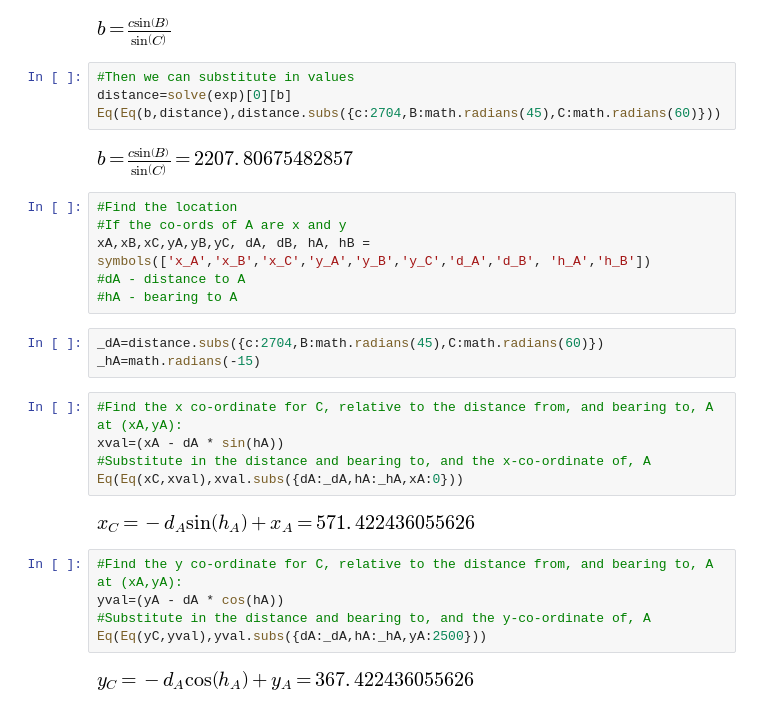
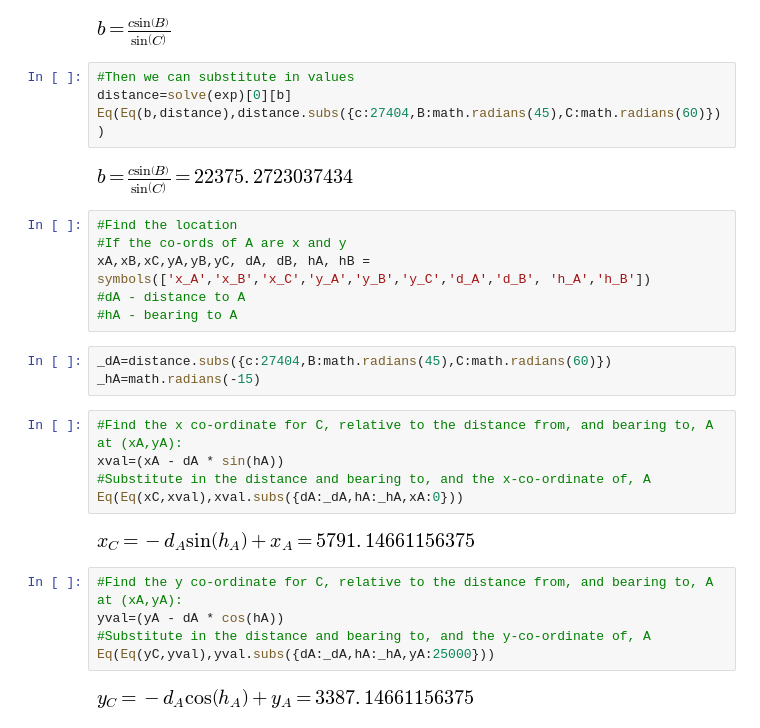
Before and after one commit to psychemedia/OU-TM11N, a Jupyter notebook: triangulation.ipynb, the cells around one changed output. Saved outputs shown, nothing was run; the diff lists cells and outputs as text.

```diff
--- a/triangulation.ipynb
+++ b/triangulation.ipynb
@@ -168,9 +175,9 @@ Eq(b,solve(exp)[0][b])
 # %%
 #Then we can substitute in values
 distance=solve(exp)[0][b]
-Eq(Eq(b,distance),distance.subs({c:2704,B:math.radians(45),C:math.radians(60)}))
+Eq(Eq(b,distance),distance.subs({c:27404,B:math.radians(45),C:math.radians(60)}))
 # %% [output]
-[figure, old version]
+[figure, new version]
 # %%
 #Find the location
 #If the co-ords of A are x and y
@@ -178,7 +185,7 @@ xA,xB,xC,yA,yB,yC, dA, dB, hA, hB = symbols(['x_A','x_B','x_C','y_A','y_B','y_C'
 #dA - distance to A
 #hA - bearing to A
 # %%
-_dA=distance.subs({c:2704,B:math.radians(45),C:math.radians(60)})
+_dA=distance.subs({c:27404,B:math.radians(45),C:math.radians(60)})
 _hA=math.radians(-15)
 # %%
 #Find the x co-ordinate for C, relative to the distance from, and bearing to, A at (xA,yA):
@@ -186,11 +193,11 @@ xval=(xA - dA * sin(hA))
 #Substitute in the distance and bearing to, and the x-co-ordinate of, A
 Eq(Eq(xC,xval),xval.subs({dA:_dA,hA:_hA,xA:0}))
 # %% [output]
-[figure, old version]
+[figure, new version]
 # %%
 #Find the y co-ordinate for C, relative to the distance from, and bearing to, A at (xA,yA):
 yval=(yA - dA * cos(hA))
 #Substitute in the distance and bearing to, and the y-co-ordinate of, A
-Eq(Eq(yC,yval),yval.subs({dA:_dA,hA:_hA,yA:2500}))
+Eq(Eq(yC,yval),yval.subs({dA:_dA,hA:_hA,yA:25000}))
 # %% [output]
-[figure, old version]
+[figure, new version]
```
Also changed, not shown: parts of 10 cells of this notebook.
